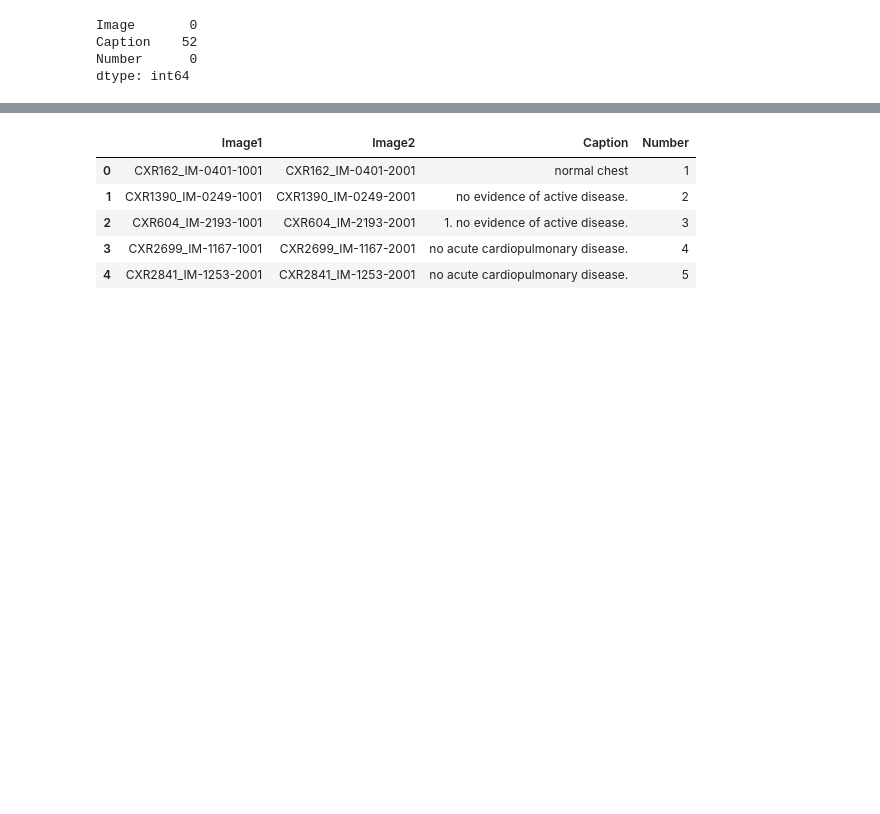
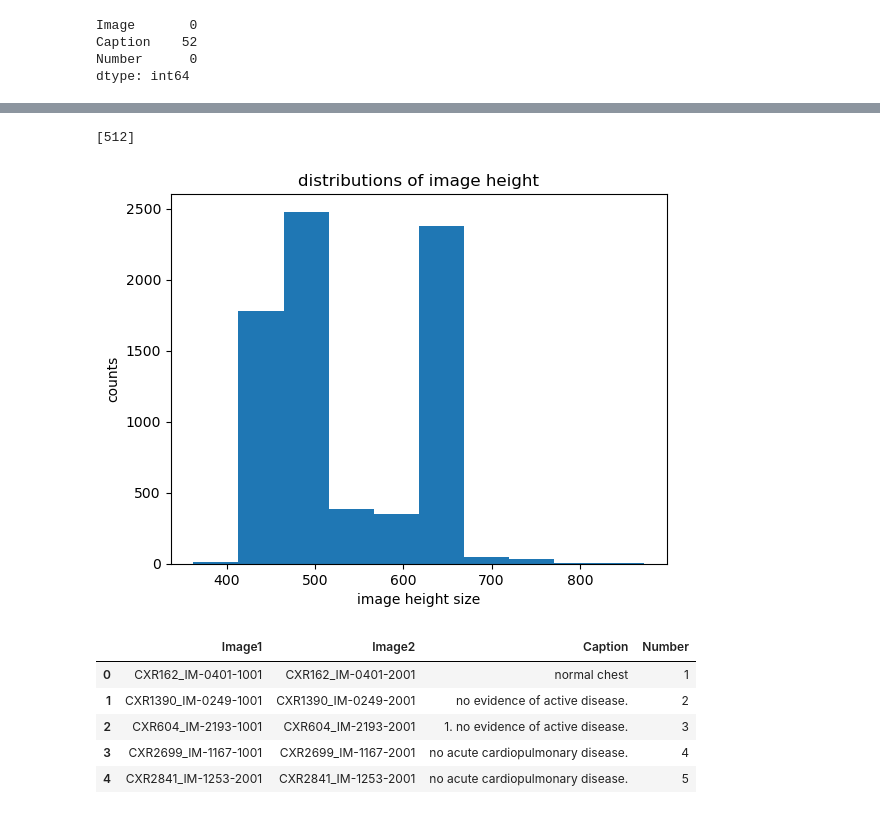
Before and after one commit to shuyuexu/4994finalproj-stage1, a Jupyter notebook: stage1.ipynb, the cells around one changed output, grey strips where cells are left out. Drawn from its saved outputs; the diff is of its cells as text; code cells hidden in the pictures; blank space fills up the shorter version.

```diff
--- a/stage1.ipynb
+++ b/stage1.ipynb
@@ -127,3 +128,20 @@ Image       0
 Caption    52
 Number      0
 dtype: int64
+# %%
+import PIL
+d = 'NLMCXR_png'
+name = []
+w = []
+h = []
+
+for filename in tqdm(os.listdir(d)):
+    if filename.endswith(".png"):
+        f = d + '/' + filename
+        image = PIL.Image.open(f)
+        width, height = image.size
+        name.append(filename)
+        w.append(width)
+        h.append(height)
+
+dfimage = pd.DataFrame({"Image": name,"width":w,"height":h})
@@ -130,3 +164,17 @@ dtype: int64
+# %%
+print(pd.unique(dfimage["width"]))
+## since only height is different, we only see the distribution of height
+# %% [output]
+[512]
+# %%
+plt.hist(dfimage["height"])
+
+plt.xlabel("image height size")
+plt.ylabel("counts")
+plt.title("distributions of image height")
+plt.show()
+# %% [output]
+[figure, added]
 # %%
 # Load data :extract caption From the XML files
 from tqdm import tqdm
```
Also changed, not shown: parts of 2 cells of this notebook.
